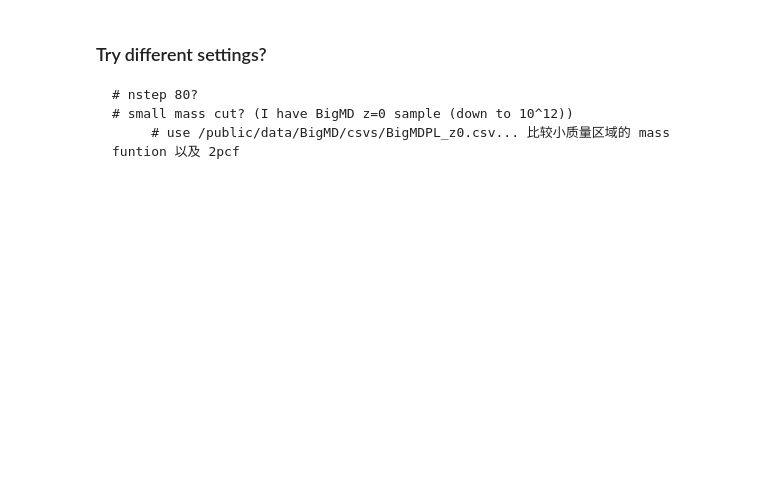
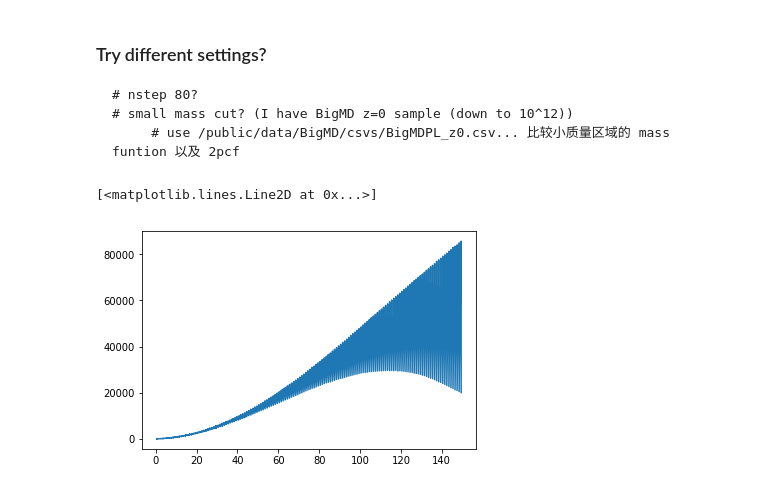
Before and after one commit to cosmologywater/cf_pks, a Jupyter notebook: src/2pcf.ipynb, the cells around one changed output. Cells and saved outputs as stored; diff of their text form; code cells hidden in the pictures; blank space fills up the shorter version.

```diff
--- a/src/2pcf.ipynb
+++ b/src/2pcf.ipynb
@@ -92,3 +80,5 @@ plt.yticks(fontsize=16)
     # nstep 80?
     # small mass cut? (I have BigMD z=0 sample (down to 10^12))
          # use /public/data/BigMD/csvs/BigMDPL_z0.csv... 比较小质量区域的 mass funtion 以及 2pcf
+# %%
+dataahf =  np.loadtxt('/public/projects/simulation/cola_output_nstep20/ahfcola_halos.nbar-4.7e-4.shiftr.om0.3071_w-1.0000.radeczw.150s0to150.120mu.2pcf')
@@ -94,0 +87,8 @@ plt.yticks(fontsize=16)
+# %%
+X = dataahf[:,1]
+Y = dataahf[:,2]
+Z = X*X*Y
+plt.plot(X,Z)
+# %% [output]
+[<matplotlib.lines.Line2D at 0x...>]
+[figure, added]
```
Also changed, not shown: parts of 3 cells of this notebook, 11 other files.
